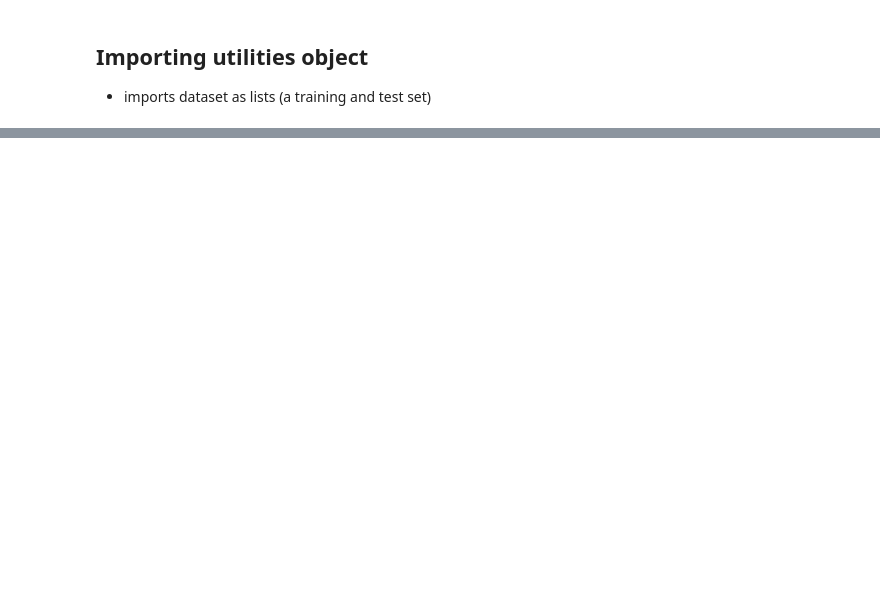
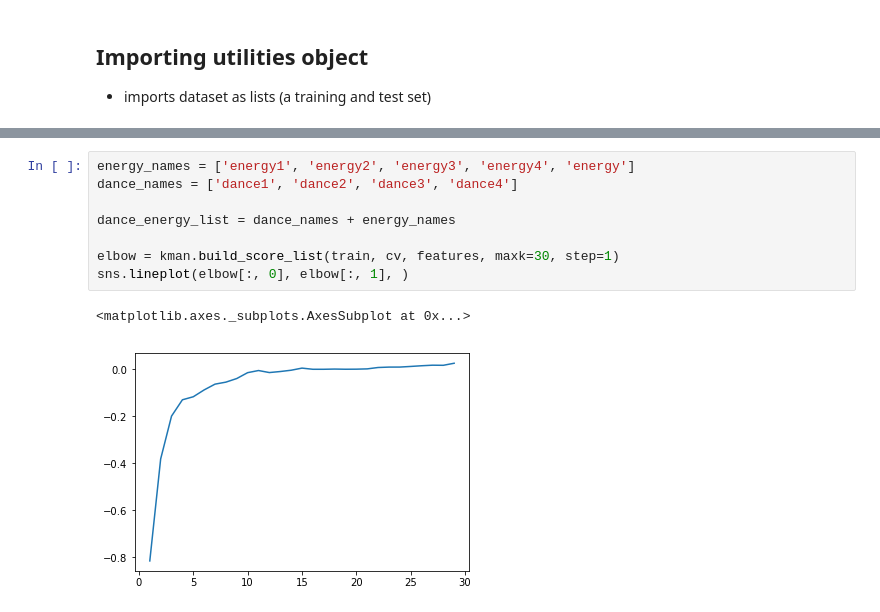
Before and after one commit to rshnn/song-success-predictor, a Jupyter notebook: knn.ipynb, the cells around one changed output, grey strips where cells are left out. Drawn from its saved outputs; the diff is of its cells as text; blank space fills up the shorter version.

```diff
--- a/knn.ipynb
+++ b/knn.ipynb
@@ -499,0 +66,11 @@ for item in all_features:
+# %%
+energy_names = ['energy1', 'energy2', 'energy3', 'energy4', 'energy']
+dance_names = ['dance1', 'dance2', 'dance3', 'dance4']
+
+dance_energy_list = dance_names + energy_names
+
+elbow = kman.build_score_list(train, cv, features, maxk=30, step=1)
+sns.lineplot(elbow[:, 0], elbow[:, 1], )
+# %% [output]
+<matplotlib.axes._subplots.AxesSubplot at 0x...>
+[figure, added]
```
Also changed, not shown: parts of 55 cells of this notebook, 6 other files.
